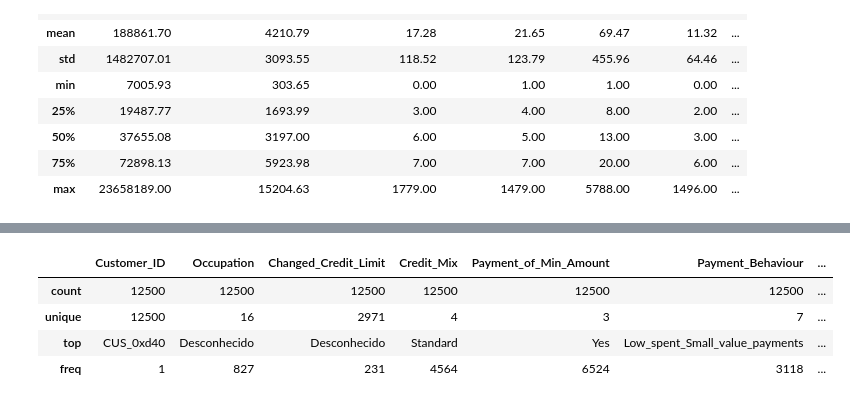
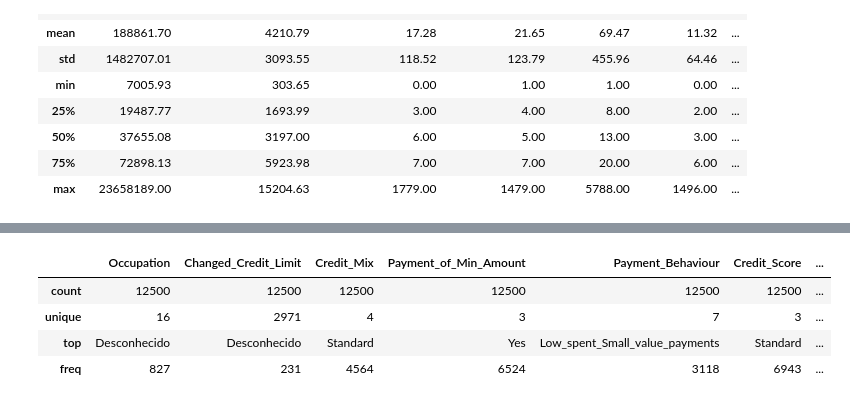
Before and after one commit to LilianeAquino/projeto_ml_II_santander_coders, a Jupyter notebook: trabalho_ada_ML.ipynb, the cells around one changed output, grey strips where cells are left out. Saved outputs shown, nothing was run; the diff lists cells and outputs as text; code cells hidden in the pictures.

```diff
--- a/trabalho_ada_ML.ipynb
+++ b/trabalho_ada_ML.ipynb
@@ -181,6 +182,8 @@ df['Num_of_Loan'] = df['Num_of_Loan'].str.replace('_', '').astype(int)
 
 df['Outstanding_Debt'] = df['Outstanding_Debt'].str.replace('_', '').astype(float)
 df['Annual_Income'] = df['Annual_Income'].str.replace('_', '').astype(float)
+df['Delay_from_due_date'] = df['Delay_from_due_date'].abs()
+df['Num_of_Delayed_Payment'] = df['Num_of_Delayed_Payment'].abs()
 # %% [markdown]
 ### Engenharia de recurso
 # %%
@@ -192,7 +195,19 @@ def ageToMonths(creditHistoryAge: str) -> int:
     return years * 12 + months
 
 df['Credit_History_Month'] = df['Credit_History_Age'].apply(ageToMonths)
-df['Total_of_Loan_Types'] = df['Type_of_Loan'].apply(lambda x: len(x.split(', ')))
+# %%
+allLoanTypes: List[str] = []
+
+for entry in df['Type_of_Loan']:
+    loanTypes = [typeOfLoan.strip() for typeOfLoan in entry.split(',')]
+    allLoanTypes.extend(loanTypes)
+
+allLoanTypes = [loan.replace('and ', '') for loan in allLoanTypes]
+allLoanTypes = list(set(allLoanTypes))
+allLoanTypes.remove('Not Specified')
+
+for loanType in allLoanTypes:
+    df[loanType] = df['Type_of_Loan'].apply(lambda x: 'S' if loanType in x else 'N')
 # %%
 df.drop(['Credit_History_Age', 'Type_of_Loan'], axis=1, inplace=True)
 # %% [markdown]
@@ -227,8 +262,8 @@ df.describe().round(2)
 # %%
-df.describe(include='O')
+df.drop(['Customer_ID'], axis=1).describe(include='O')
 # %% [output]
-|  | Customer_ID | Occupation | Changed_Credit_Limit | Credit_Mix | Payment_of_Min_Amount | Payment_Behaviour | ... |
+|  | Occupation | Changed_Credit_Limit | Credit_Mix | Payment_of_Min_Amount | Payment_Behaviour | Credit_Score | ... |
 | count | 12500 | 12500 | 12500 | 12500 | 12500 | 12500 | ... |
-| unique | 12500 | 16 | 2971 | 4 | 3 | 7 | ... |
-| top | CUS_0xd40 | Desconhecido | Desconhecido | Standard | Yes | Low_spent_Small_value_payments | ... |
-| freq | 1 | 827 | 231 | 4564 | 6524 | 3118 | ... |
+| unique | 16 | 2971 | 4 | 3 | 7 | 3 | ... |
+| top | Desconhecido | Desconhecido | Standard | Yes | Low_spent_Small_value_payments | Standard | ... |
+| freq | 827 | 231 | 4564 | 6524 | 3118 | 6943 | ... |
```
Also changed, not shown: parts of 14 cells of this notebook.
